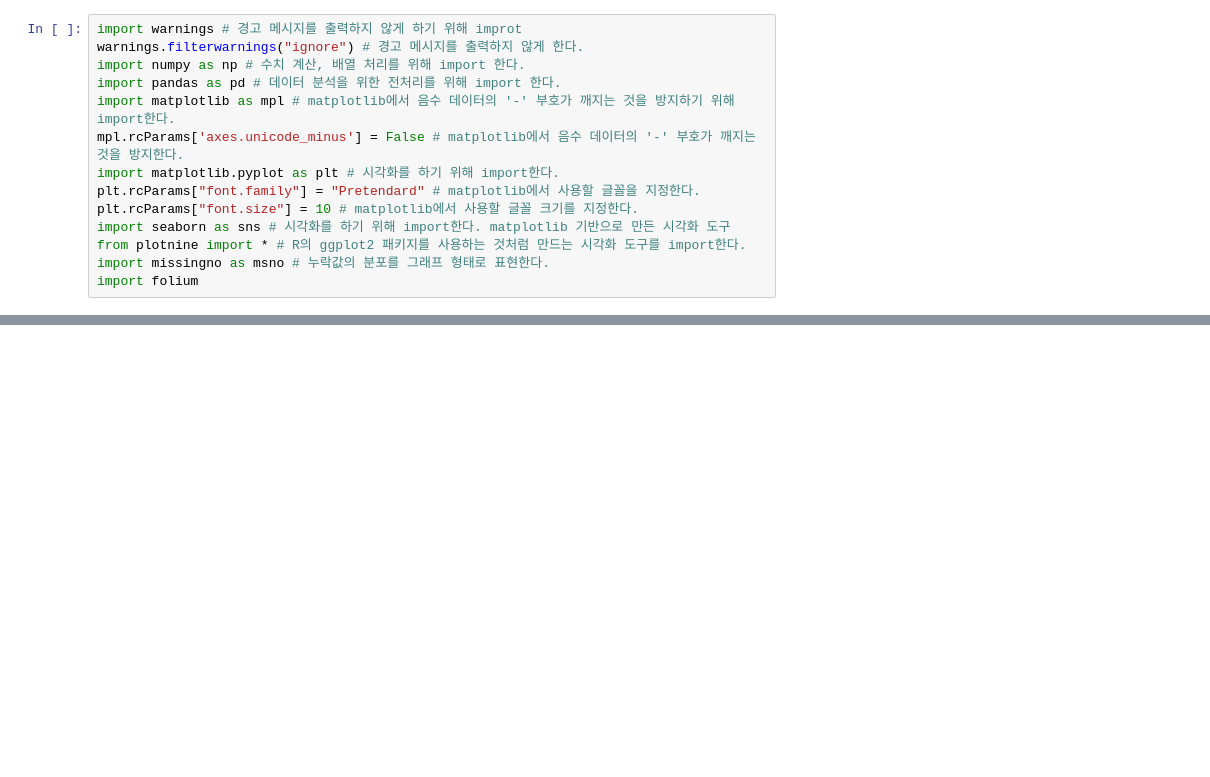
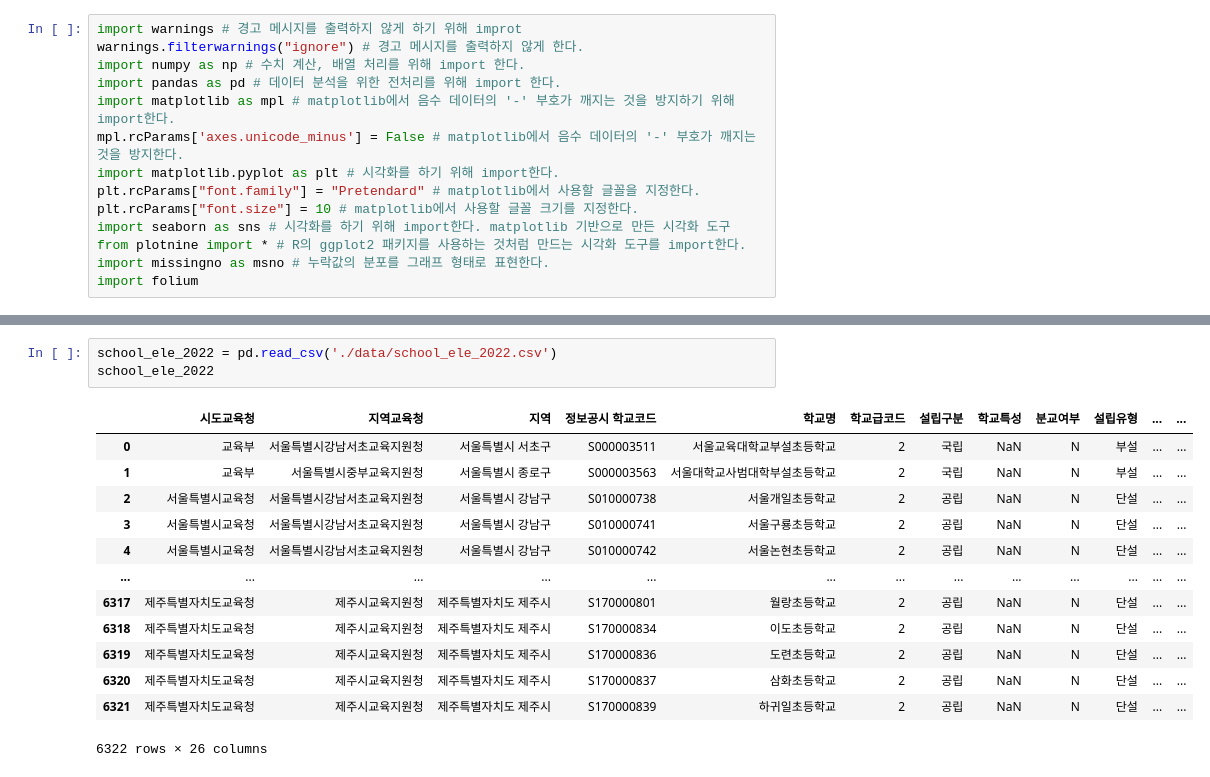
Before and after one commit to alswn8268/DataAnalysis, a Jupyter notebook: data_Analysis_Project_edu.ipynb, the cells around one changed output, grey strips where cells are left out. Saved outputs shown, nothing was run; the diff lists cells and outputs as text; blank space fills up the shorter version.

```diff
--- a/data_Analysis_Project_edu.ipynb
+++ b/data_Analysis_Project_edu.ipynb
@@ -14,0 +98,17 @@ import folium
+# %%
+school_ele_2022 = pd.read_csv('./data/school_ele_2022.csv')
+school_ele_2022
+# %% [output]
+|  | 시도교육청 | 지역교육청 | 지역 | 정보공시 학교코드 | 학교명 | 학교급코드 | 설립구분 | 학교특성 | 분교여부 | 설립유형 | ... | ... |
+| 0 | 교육부 | 서울특별시강남서초교육지원청 | 서울특별시 서초구 | S000003511 | 서울교육대학교부설초등학교 | 2 | 국립 | NaN | N | 부설 | ... | ... |
+| 1 | 교육부 | 서울특별시중부교육지원청 | 서울특별시 종로구 | S000003563 | 서울대학교사범대학부설초등학교 | 2 | 국립 | NaN | N | 부설 | ... | ... |
+| 2 | 서울특별시교육청 | 서울특별시강남서초교육지원청 | 서울특별시 강남구 | S010000738 | 서울개일초등학교 | 2 | 공립 | NaN | N | 단설 | ... | ... |
+| 3 | 서울특별시교육청 | 서울특별시강남서초교육지원청 | 서울특별시 강남구 | S010000741 | 서울구룡초등학교 | 2 | 공립 | NaN | N | 단설 | ... | ... |
+| 4 | 서울특별시교육청 | 서울특별시강남서초교육지원청 | 서울특별시 강남구 | S010000742 | 서울논현초등학교 | 2 | 공립 | NaN | N | 단설 | ... | ... |
+| ... | ... | ... | ... | ... | ... | ... | ... | ... | ... | ... | ... | ... |
+| 6317 | 제주특별자치도교육청 | 제주시교육지원청 | 제주특별자치도 제주시 | S170000801 | 월랑초등학교 | 2 | 공립 | NaN | N | 단설 | ... | ... |
+| 6318 | 제주특별자치도교육청 | 제주시교육지원청 | 제주특별자치도 제주시 | S170000834 | 이도초등학교 | 2 | 공립 | NaN | N | 단설 | ... | ... |
+| 6319 | 제주특별자치도교육청 | 제주시교육지원청 | 제주특별자치도 제주시 | S170000836 | 도련초등학교 | 2 | 공립 | NaN | N | 단설 | ... | ... |
+| 6320 | 제주특별자치도교육청 | 제주시교육지원청 | 제주특별자치도 제주시 | S170000837 | 삼화초등학교 | 2 | 공립 | NaN | N | 단설 | ... | ... |
+| 6321 | 제주특별자치도교육청 | 제주시교육지원청 | 제주특별자치도 제주시 | S170000839 | 하귀일초등학교 | 2 | 공립 | NaN | N | 단설 | ... | ... |
+6322 rows × 26 columns
```
Also changed, not shown: parts of 14 cells of this notebook, 4 other files.
